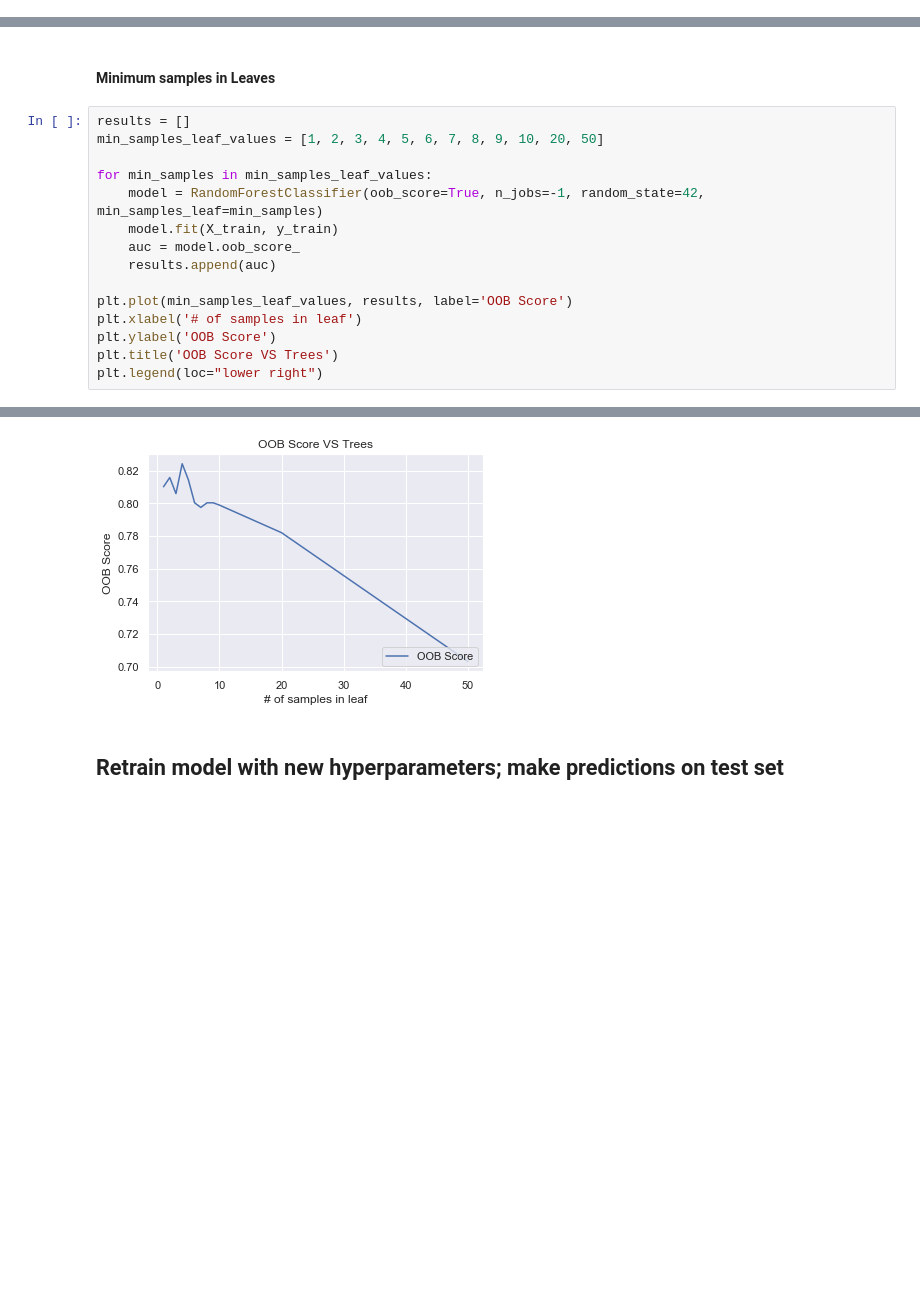
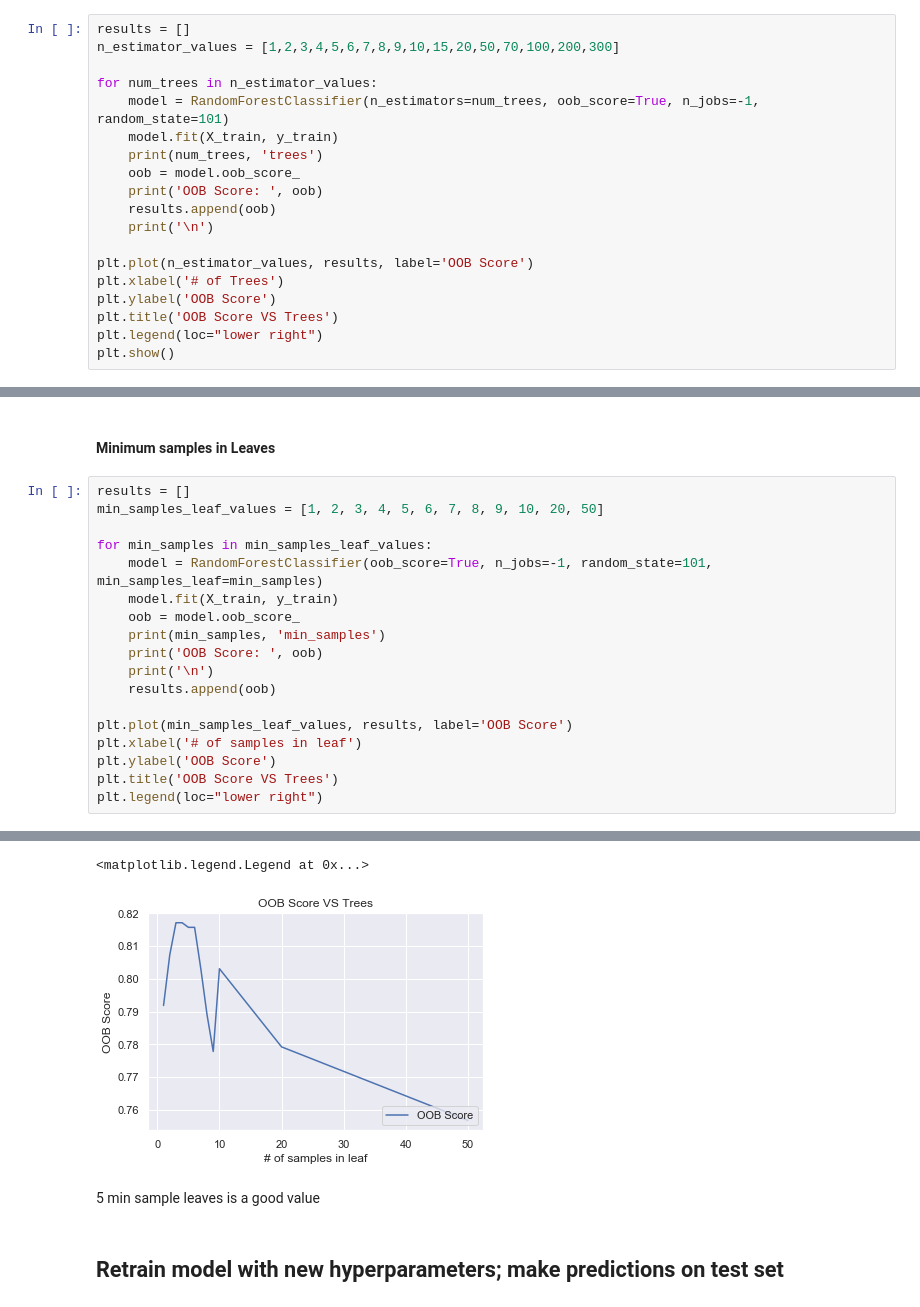
Before and after one commit to s-mushnoori/titanic, a Jupyter notebook: titanic.ipynb, the cells around one changed output, grey strips where cells are left out. Saved outputs shown, nothing was run; the diff lists cells and outputs as text; blank space fills up the shorter version.

```diff
--- a/titanic.ipynb
+++ b/titanic.ipynb
@@ -271,0 +292,19 @@ plt.legend(loc="upper right")
+# %%
+results = []
+n_estimator_values = [1,2,3,4,5,6,7,8,9,10,15,20,50,70,100,200,300]
+
+for num_trees in n_estimator_values:
+    model = RandomForestClassifier(n_estimators=num_trees, oob_score=True, n_jobs=-1, random_state=101)
+    model.fit(X_train, y_train)
+    print(num_trees, 'trees')
+    oob = model.oob_score_
+    print('OOB Score: ', oob)
+    results.append(oob)
+    print('\n')
+
+plt.plot(n_estimator_values, results, label='OOB Score')
+plt.xlabel('# of Trees')
+plt.ylabel('OOB Score')
+plt.title('OOB Score VS Trees')
+plt.legend(loc="lower right")
+plt.show()
@@ -292,10 +354,13 @@ results = []
 min_samples_leaf_values = [1, 2, 3, 4, 5, 6, 7, 8, 9, 10, 20, 50]
 
 for min_samples in min_samples_leaf_values:
-    model = RandomForestClassifier(oob_score=True, n_jobs=-1, random_state=42, min_samples_leaf=min_samples)
+    model = RandomForestClassifier(oob_score=True, n_jobs=-1, random_state=101, min_samples_leaf=min_samples)
     model.fit(X_train, y_train)
-    auc = model.oob_score_
-    results.append(auc)
+    oob = model.oob_score_
+    print(min_samples, 'min_samples')
+    print('OOB Score: ', oob)
+    print('\n')
+    results.append(oob)
 
 plt.plot(min_samples_leaf_values, results, label='OOB Score')
 plt.xlabel('# of samples in leaf')
@@ -307,4 +388,7 @@ plt.legend(loc="lower right")
+<matplotlib.legend.Legend at 0x...>
-[figure, old version]
+[figure, new version]
+# %% [markdown]
+5 min sample leaves is a good value
 # %% [markdown]
 ## Retrain model with new hyperparameters; make predictions on test set
 # %%
```
Also changed, not shown: parts of 12 cells of this notebook.
